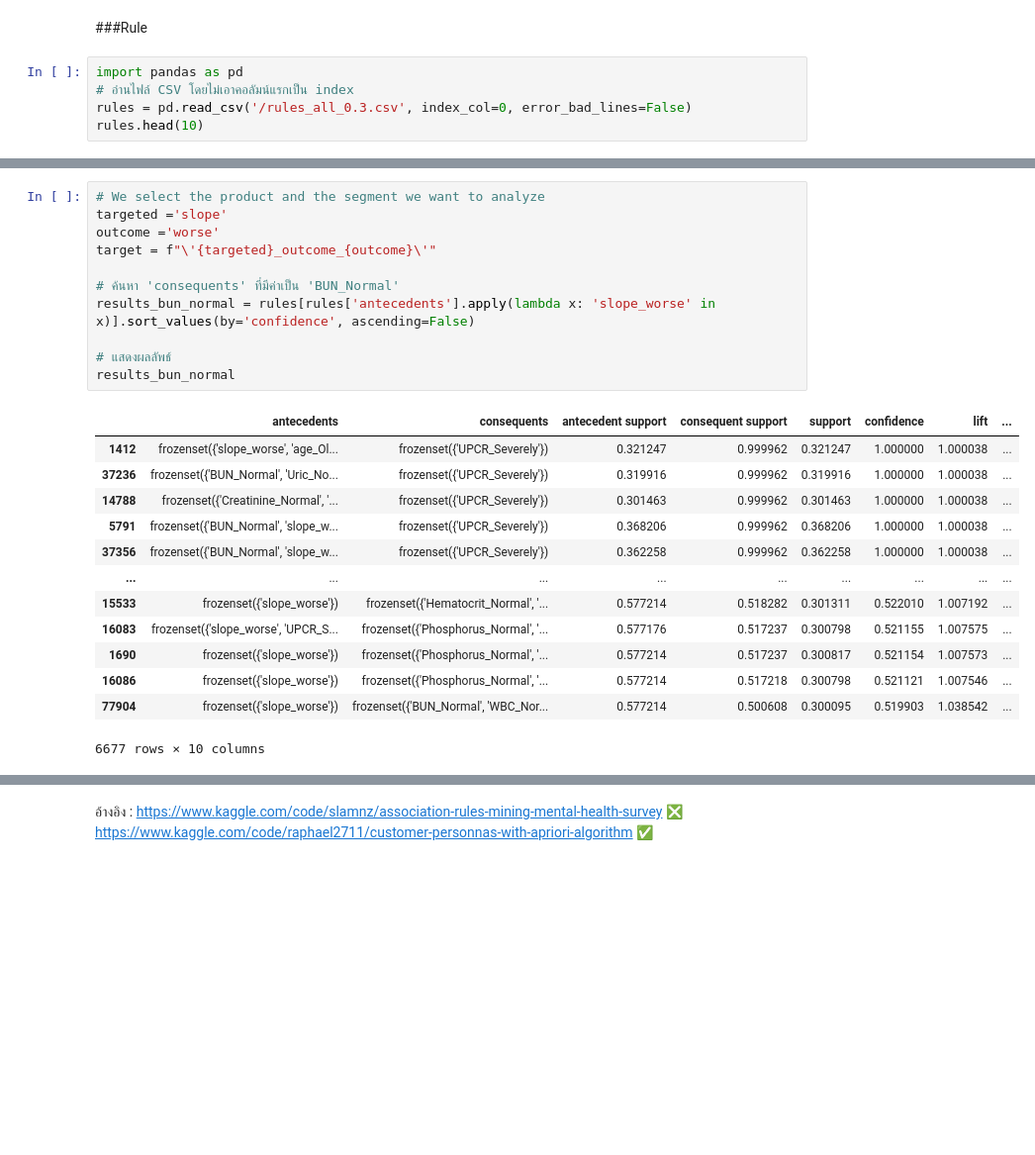
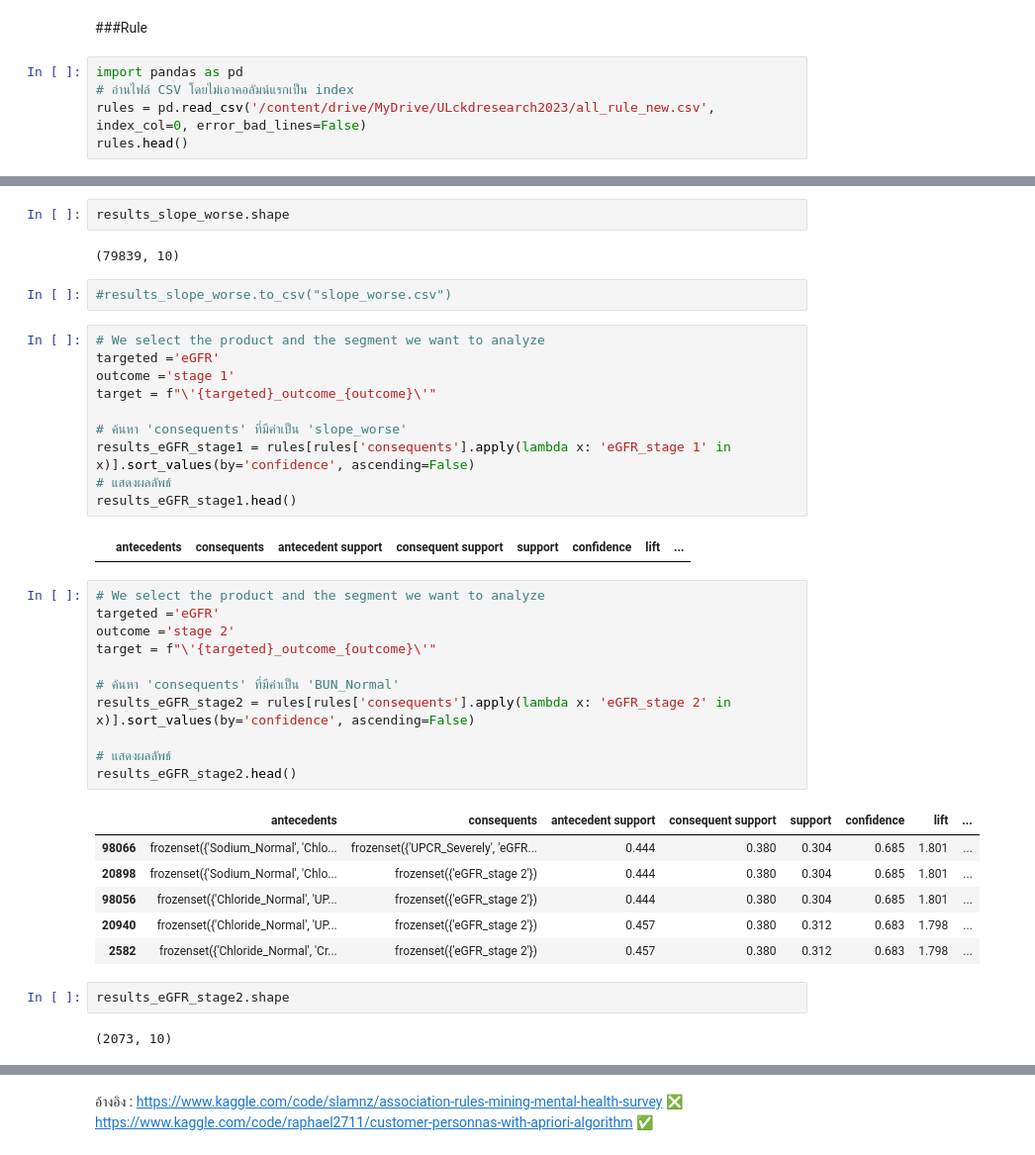
Before and after one commit to Aomaphisara/ULckdresearch2023, a Jupyter notebook: LassoRegression_Feature_Importance+Association_rule.ipynb, the cells around one changed output, grey strips where cells are left out. Shown at 99% size. Saved outputs shown, nothing was run; the diff lists cells and outputs as text; blank space fills up the shorter version.

```diff
--- a/LassoRegression_Feature_Importance+Association_rule.ipynb
+++ b/LassoRegression_Feature_Importance+Association_rule.ipynb
@@ -805,6 +800,6 @@ max_len = 10
 # %%
 import pandas as pd
 # อ่านไฟล์ CSV โดยไม่เอาคอลัมน์แรกเป็น index
-rules = pd.read_csv('/rules_all_0.3.csv', index_col=0, error_bad_lines=False)
-rules.head(10)
+rules = pd.read_csv('/content/drive/MyDrive/ULckdresearch2023/all_rule_new.csv', index_col=0, error_bad_lines=False)
+rules.head()
 # %% [output]
@@ -870,27 +852,42 @@ results_bun_normal
+# %%
+results_slope_worse.shape
+# %% [output]
+(79839, 10)
+# %%
+#results_slope_worse.to_csv("slope_worse.csv")
+# %%
+# We select the product and the segment we want to analyze
+targeted ='eGFR'
+outcome ='stage 1'
+target = f"\'{targeted}_outcome_{outcome}\'"
+
+# ค้นหา 'consequents' ที่มีค่าเป็น 'slope_worse'
+results_eGFR_stage1 = rules[rules['consequents'].apply(lambda x: 'eGFR_stage 1' in x)].sort_values(by='confidence', ascending=False)
+# แสดงผลลัพธ์
+results_eGFR_stage1.head()
+# %% [output]
+|  | antecedents | consequents | antecedent support | consequent support | support | confidence | lift | ... |
 # %%
 # We select the product and the segment we want to analyze
-targeted ='slope'
-outcome ='worse'
+targeted ='eGFR'
+outcome ='stage 2'
 target = f"\'{targeted}_outcome_{outcome}\'"
 
 # ค้นหา 'consequents' ที่มีค่าเป็น 'BUN_Normal'
-results_bun_normal = rules[rules['antecedents'].apply(lambda x: 'slope_worse' in x)].sort_values(by='confidence', ascending=False)
+results_eGFR_stage2 = rules[rules['consequents'].apply(lambda x: 'eGFR_stage 2' in x)].sort_values(by='confidence', ascending=False)
 
 # แสดงผลลัพธ์
-results_bun_normal
+results_eGFR_stage2.head()
 # %% [output]
 |  | antecedents | consequents | antecedent support | consequent support | support | confidence | lift | ... |
-| 1412 | frozenset({'slope_worse', 'age_Ol... | frozenset({'UPCR_Severely'}) | 0.321247 | 0.999962 | 0.321247 | 1.000000 | 1.000038 | ... |
-| 37236 | frozenset({'BUN_Normal', 'Uric_No... | frozenset({'UPCR_Severely'}) | 0.319916 | 0.999962 | 0.319916 | 1.000000 | 1.000038 | ... |
-| 14788 | frozenset({'Creatinine_Normal', '... | frozenset({'UPCR_Severely'}) | 0.301463 | 0.999962 | 0.301463 | 1.000000 | 1.000038 | ... |
-| 5791 | frozenset({'BUN_Normal', 'slope_w... | frozenset({'UPCR_Severely'}) | 0.368206 | 0.999962 | 0.368206 | 1.000000 | 1.000038 | ... |
-| 37356 | frozenset({'BUN_Normal', 'slope_w... | frozenset({'UPCR_Severely'}) | 0.362258 | 0.999962 | 0.362258 | 1.000000 | 1.000038 | ... |
-| ... | ... | ... | ... | ... | ... | ... | ... | ... |
-| 15533 | frozenset({'slope_worse'}) | frozenset({'Hematocrit_Normal', '... | 0.577214 | 0.518282 | 0.301311 | 0.522010 | 1.007192 | ... |
-| 16083 | frozenset({'slope_worse', 'UPCR_S... | frozenset({'Phosphorus_Normal', '... | 0.577176 | 0.517237 | 0.300798 | 0.521155 | 1.007575 | ... |
-| 1690 | frozenset({'slope_worse'}) | frozenset({'Phosphorus_Normal', '... | 0.577214 | 0.517237 | 0.300817 | 0.521154 | 1.007573 | ... |
-| 16086 | frozenset({'slope_worse'}) | frozenset({'Phosphorus_Normal', '... | 0.577214 | 0.517218 | 0.300798 | 0.521121 | 1.007546 | ... |
-| 77904 | frozenset({'slope_worse'}) | frozenset({'BUN_Normal', 'WBC_Nor... | 0.577214 | 0.500608 | 0.300095 | 0.519903 | 1.038542 | ... |
+| 98066 | frozenset({'Sodium_Normal', 'Chlo... | frozenset({'UPCR_Severely', 'eGFR... | 0.444 | 0.380 | 0.304 | 0.685 | 1.801 | ... |
+| 20898 | frozenset({'Sodium_Normal', 'Chlo... | frozenset({'eGFR_stage 2'}) | 0.444 | 0.380 | 0.304 | 0.685 | 1.801 | ... |
+| 98056 | frozenset({'Chloride_Normal', 'UP... | frozenset({'eGFR_stage 2'}) | 0.444 | 0.380 | 0.304 | 0.685 | 1.801 | ... |
+| 20940 | frozenset({'Chloride_Normal', 'UP... | frozenset({'eGFR_stage 2'}) | 0.457 | 0.380 | 0.312 | 0.683 | 1.798 | ... |
+| 2582 | frozenset({'Chloride_Normal', 'Cr... | frozenset({'eGFR_stage 2'}) | 0.457 | 0.380 | 0.312 | 0.683 | 1.798 | ... |
-6677 rows × 10 columns
+# %%
+results_eGFR_stage2.shape
+# %% [output]
+(2073, 10)
 # %%
 # We select the product and the segment we want to analyze
```
Also changed, not shown: parts of 25 cells of this notebook.
